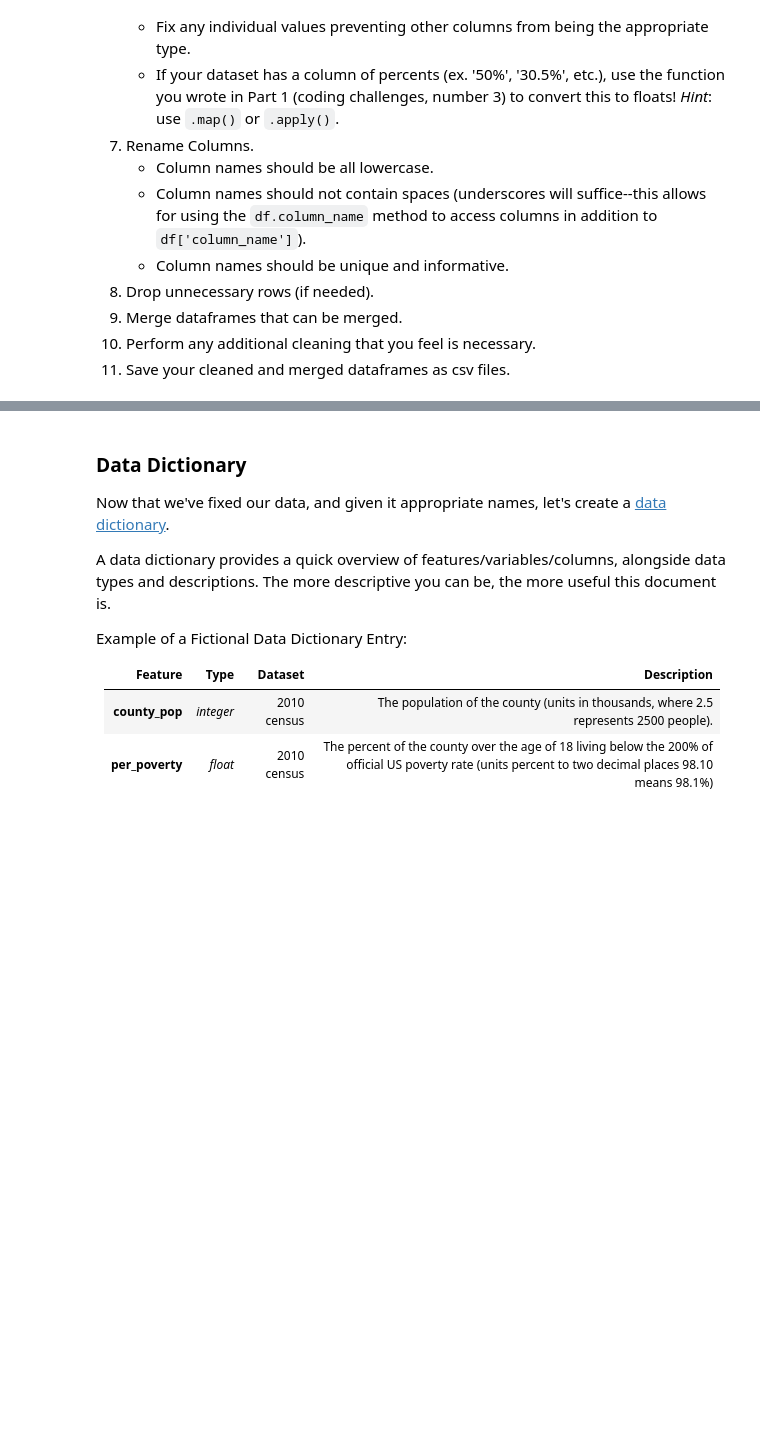
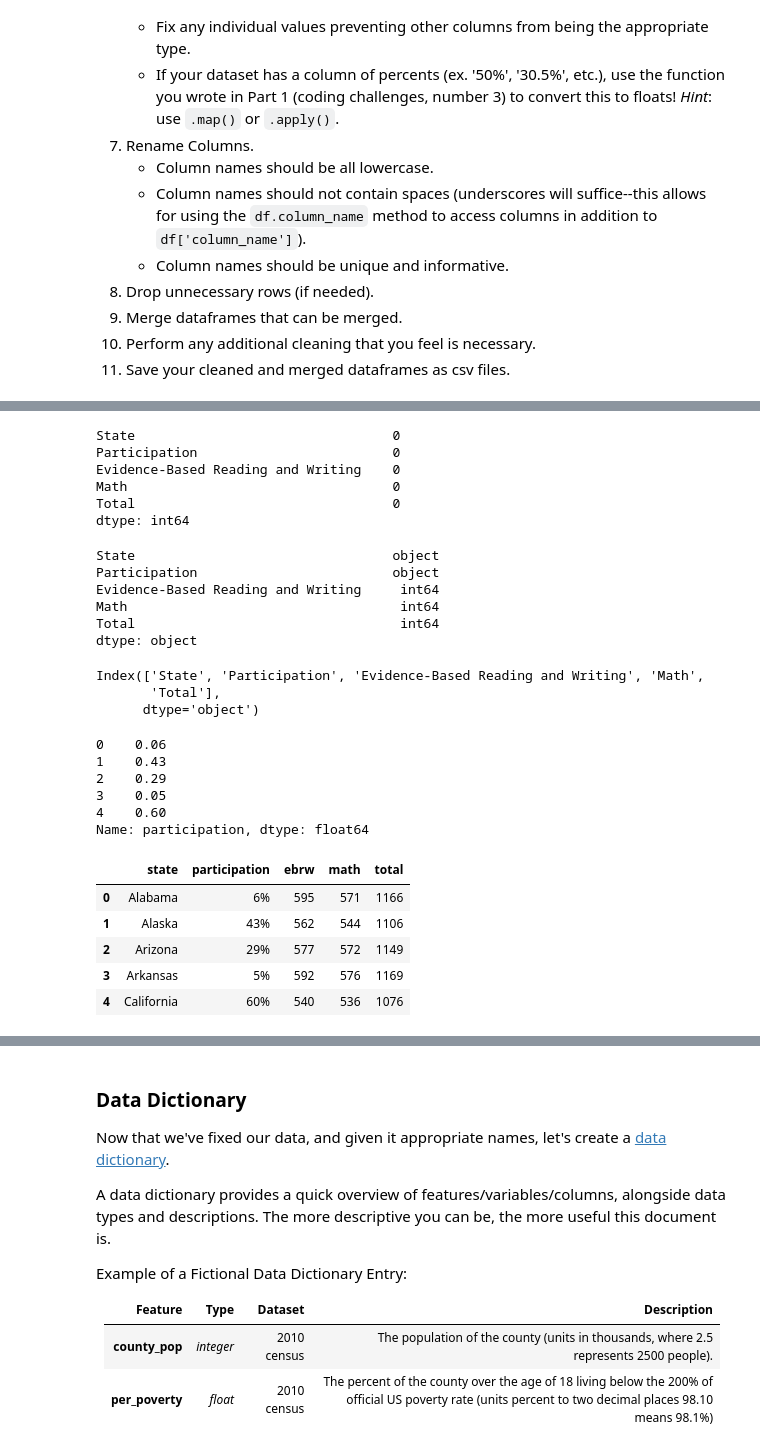
Before and after one commit to prathikc712/SAT-Analysis, a Jupyter notebook: code/starter-code.ipynb, the cells around one changed output, grey strips where cells are left out. Saved outputs shown, nothing was run; the diff lists cells and outputs as text; code cells hidden in the pictures; blank space fills up the shorter version.

```diff
--- a/code/starter-code.ipynb
+++ b/code/starter-code.ipynb
@@ -158,0 +175,45 @@ Import the datasets that you selected for this project and go through the follow
+# %%
+sat_2018.isnull().sum()
+# %% [output]
+State                                 0
+Participation                         0
+Evidence-Based Reading and Writing    0
+Math                                  0
+Total                                 0
+dtype: int64
+# %%
+sat_2018.dtypes
+# %% [output]
+State                                 object
+Participation                         object
+Evidence-Based Reading and Writing     int64
+Math                                   int64
+Total                                  int64
+dtype: object
+# %%
+sat_2018.columns
+# %% [output]
+Index(['State', 'Participation', 'Evidence-Based Reading and Writing', 'Math',
+       'Total'],
+      dtype='object')
+# %%
+participation_2018_decimals = sat_2018['participation'].apply(string_to_float)
+participation_2018_decimals.head()
+# %% [output]
+0    0.06
+1    0.43
+2    0.29
+3    0.05
+4    0.60
+Name: participation, dtype: float64
+# %%
+sat_2018.rename(columns = {'State': 'state', 'Participation':'participation', 'Evidence-Based Reading and Writing':'ebrw', 'Math':'math', 'Total':'total'}, inplace = True)
+# %%
+sat_2018.head()
+# %% [output]
+|  | state | participation | ebrw | math | total |
+| 0 | Alabama | 6% | 595 | 571 | 1166 |
+| 1 | Alaska | 43% | 562 | 544 | 1106 |
+| 2 | Arizona | 29% | 577 | 572 | 1149 |
+| 3 | Arkansas | 5% | 592 | 576 | 1169 |
+| 4 | California | 60% | 540 | 536 | 1076 |
```
Also changed, not shown: parts of 19 cells of this notebook, 2 other files.
